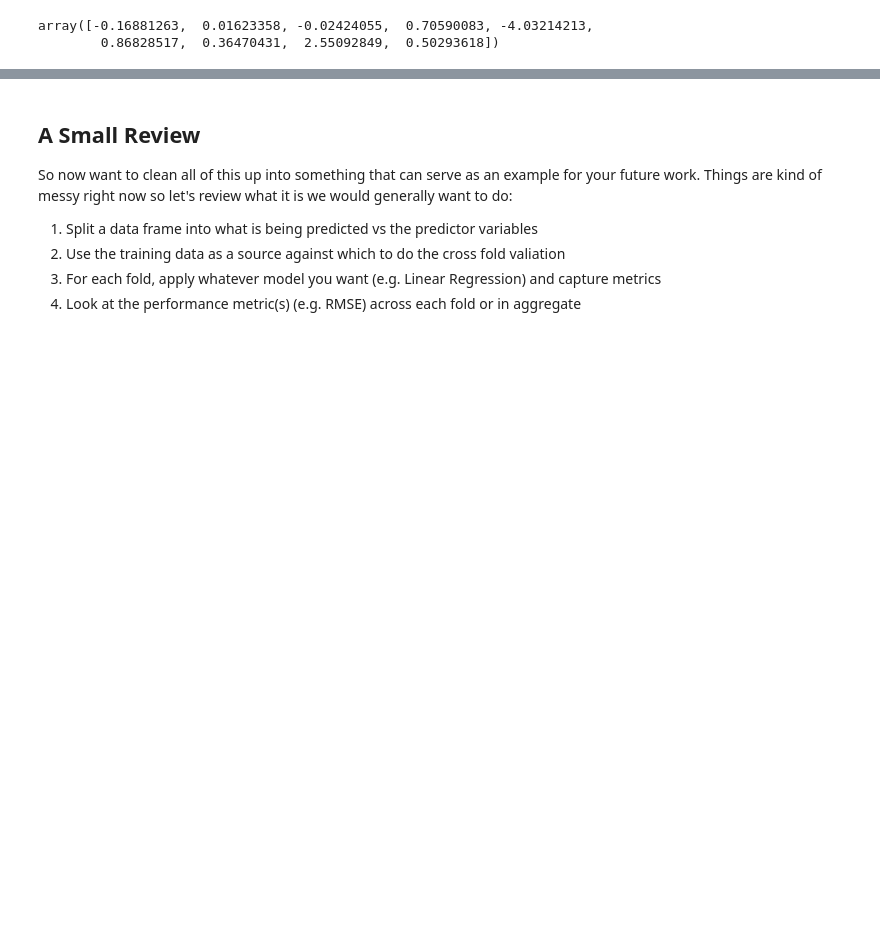
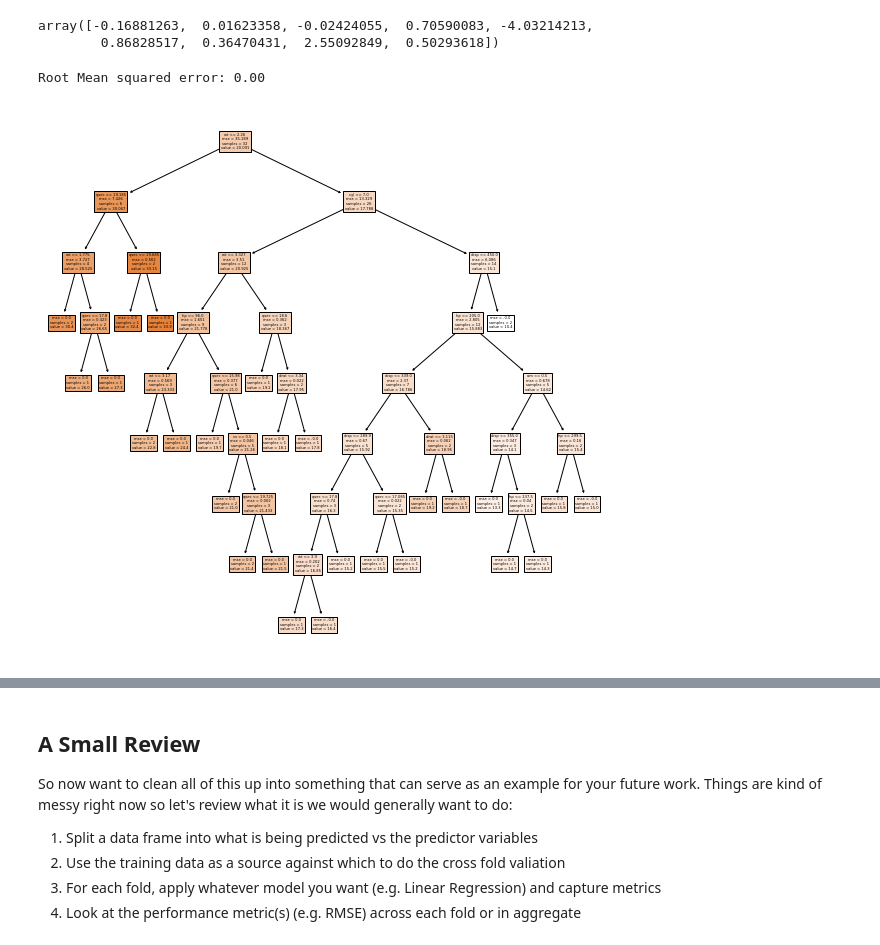
Before and after one commit to steviep42/bios_534, a Jupyter notebook: CH_5_scikitlearn.ipynb, the cells around one changed output, grey strips where cells are left out. Saved outputs shown, nothing was run; the diff lists cells and outputs as text; code cells hidden in the pictures; blank space fills up the shorter version.

```diff
--- a/CH_5_scikitlearn.ipynb
+++ b/CH_5_scikitlearn.ipynb
@@ -678,3 +680,27 @@ reg.coef_
 # %% [output]
 array([-0.16881263,  0.01623358, -0.02424055,  0.70590083, -4.03214213,
         0.86828517,  0.36470431,  2.55092849,  0.50293618])
+# %%
+from sklearn.tree import DecisionTreeRegressor
+y = mtvals[:,0]         # Gets the mpg column
+X = mtvals[:,1:10]      # Gets everything BUT the mpg column
+
+# Setup a new model
+dt_model =  DecisionTreeRegressor(random_state=0)
+
+# fit the model
+dt_model.fit(X,y)
+
+# Do a prediction
+y_preds = dt_model.predict(X)
+
+# Get mean squared error
+print('Root Mean squared error: %.2f'
+      % np.sqrt(mean_squared_error(y, y_preds)))
+
+#
+plt.figure(figsize=(10,10))
+myt = tree.plot_tree(dt_model,feature_names=mtcars.columns[1:10],filled=True)
+# %% [output]
+Root Mean squared error: 0.00
+[figure, added]
```
Also changed, not shown: parts of 19 cells of this notebook, 3 other files.
